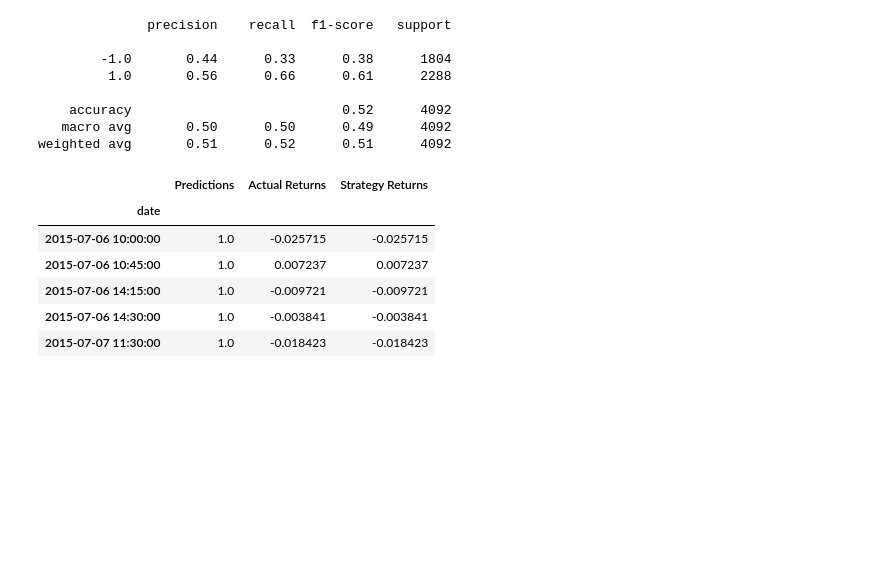
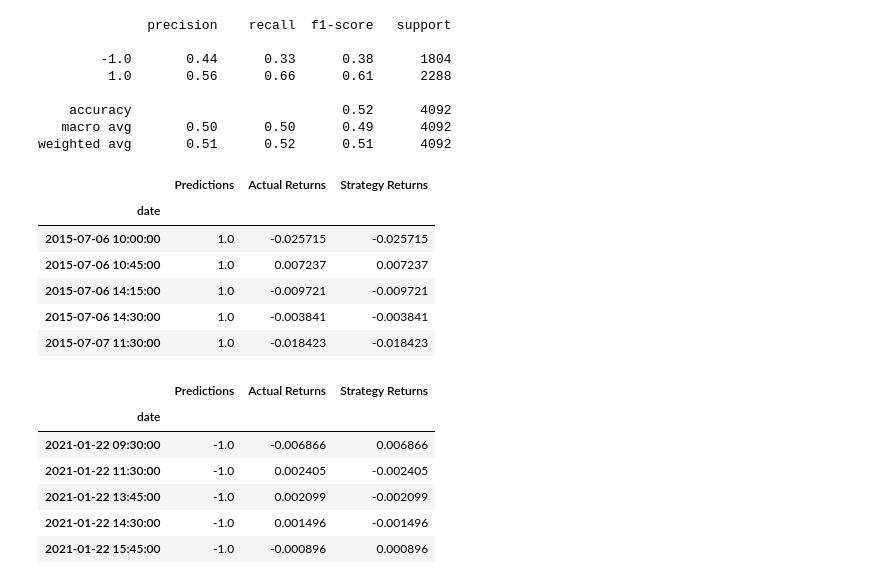
Before and after one commit to Akosah304/machine_learning_trading_bot.ipynb, a Jupyter notebook: Starter_Code/machine_learning_trading_bot.ipynb, the cells around one changed output. Saved outputs shown, nothing was run; the diff lists cells and outputs as text; code cells hidden in the pictures; blank space fills up the shorter version.

```diff
--- a/Starter_Code/machine_learning_trading_bot.ipynb
+++ b/Starter_Code/machine_learning_trading_bot.ipynb
@@ -466,27 +468,35 @@ weighted avg       0.51      0.52      0.51      4092
 # %%
 # Create a new empty predictions DataFrame:
 
 # Create a predictions DataFrame
 pred_df = pd.DataFrame(index = X_test.index)
 
 # Add the SVM model predictions to the DataFrame
 pred_df["Predictions"] = pred
 
 # Add the actual returns to the DataFrame
 pred_df["Actual Returns"] = signals_df["Actual Returns"]
 
 # Add the strategy returns to the DataFrame
 pred_df["Strategy Returns"] = pred_df["Actual Returns"] * pred_df["Predictions"]
 
 # Review the DataFrame
-pred_df.head()
+display(pred_df.head())
+display(pred_df.tail())
 # %% [output]
 |  | Predictions | Actual Returns | Strategy Returns |
 | date |  |  |  |
 | 2015-07-06 10:00:00 | 1.0 | -0.025715 | -0.025715 |
 | 2015-07-06 10:45:00 | 1.0 | 0.007237 | 0.007237 |
 | 2015-07-06 14:15:00 | 1.0 | -0.009721 | -0.009721 |
 | 2015-07-06 14:30:00 | 1.0 | -0.003841 | -0.003841 |
 | 2015-07-07 11:30:00 | 1.0 | -0.018423 | -0.018423 |
+|  | Predictions | Actual Returns | Strategy Returns |
+| date |  |  |  |
+| 2021-01-22 09:30:00 | -1.0 | -0.006866 | 0.006866 |
+| 2021-01-22 11:30:00 | -1.0 | 0.002405 | -0.002405 |
+| 2021-01-22 13:45:00 | -1.0 | 0.002099 | -0.002099 |
+| 2021-01-22 14:30:00 | -1.0 | 0.001496 | -0.001496 |
+| 2021-01-22 15:45:00 | -1.0 | -0.000896 | 0.000896 |
 # %%
 # Plot the actual returns versus the strategy returns
```
Also changed, not shown: parts of 2 cells of this notebook, 2 other files.
